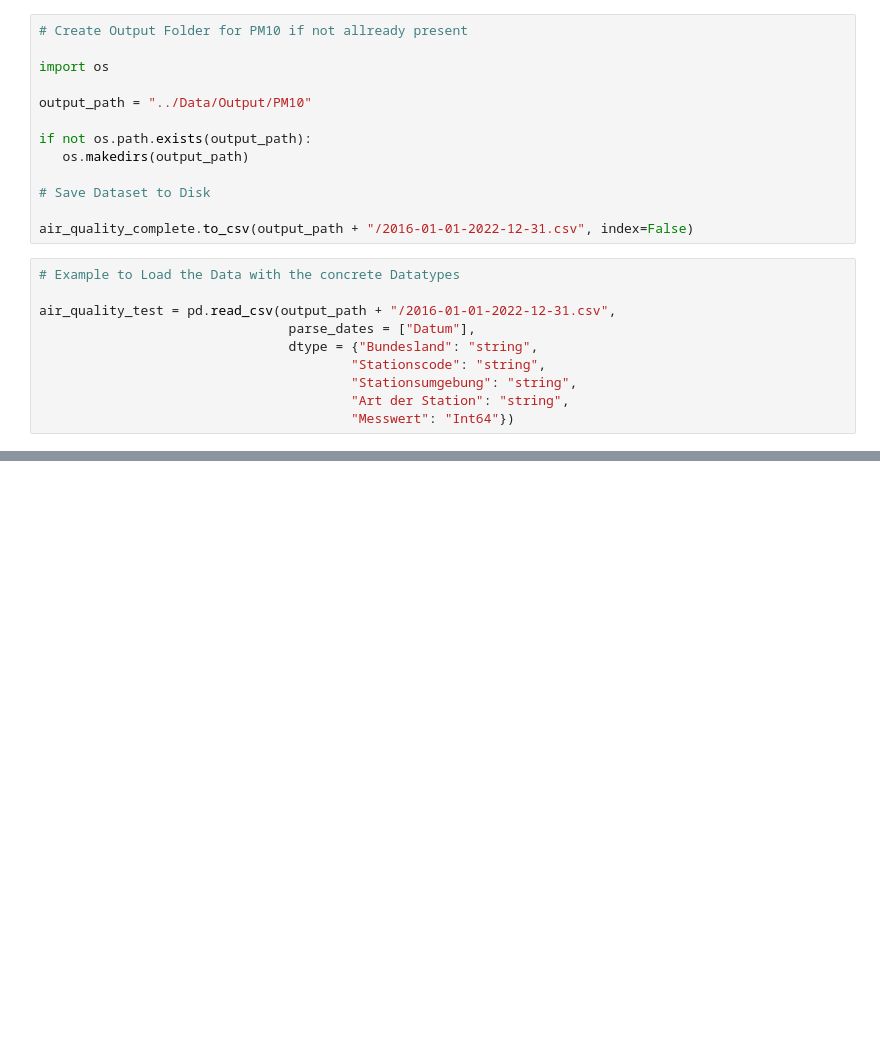
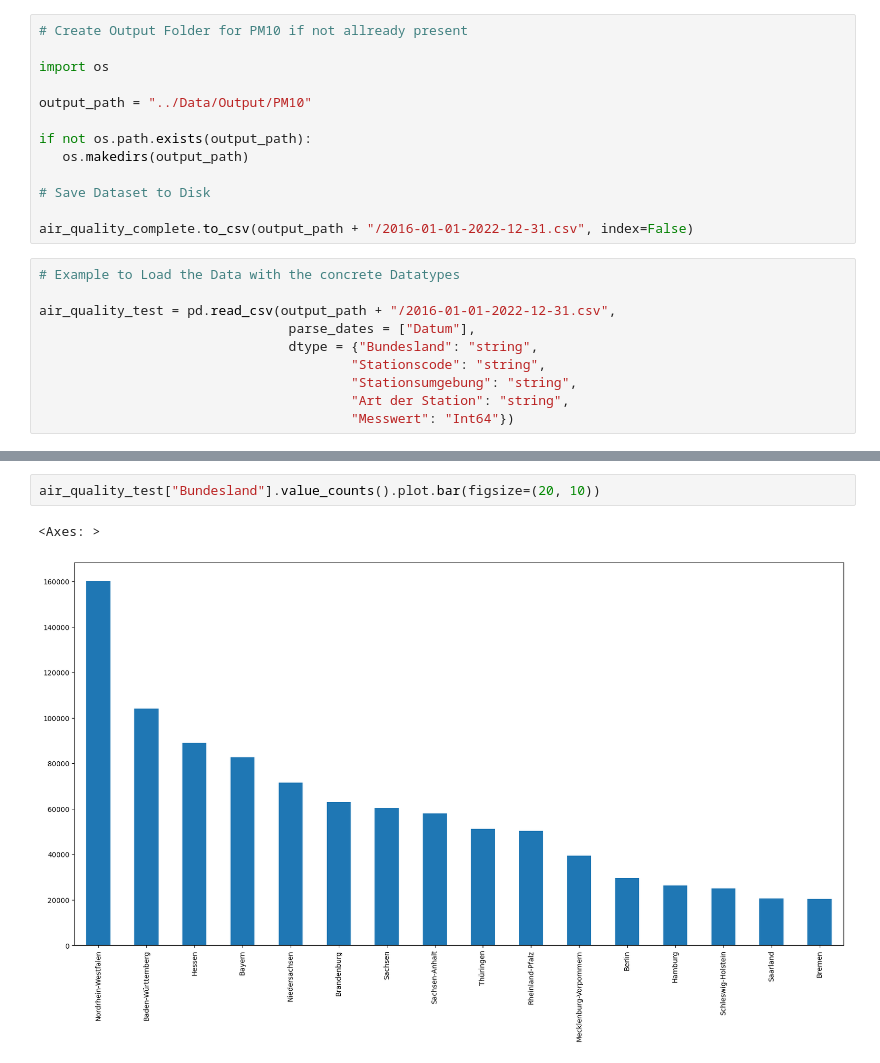
Before and after one commit to KaronisInProgram/HTW-Datascience-2023, a Jupyter notebook: Notebooks/Prepare Air-Data.ipynb, the cells around one changed output, grey strips where cells are left out. Saved outputs shown, nothing was run; the diff lists cells and outputs as text; blank space fills up the shorter version.

```diff
--- a/Notebooks/Prepare Air-Data.ipynb
+++ b/Notebooks/Prepare Air-Data.ipynb
@@ -88,0 +273,5 @@ air_quality_test = pd.read_csv(output_path + "/2016-01-01-2022-12-31.csv",
+# %%
+air_quality_test["Bundesland"].value_counts().plot.bar(figsize=(20, 10))
+# %% [output]
+<Axes: >
+[figure, added]
```
Also changed, not shown: parts of 11 cells of this notebook.
